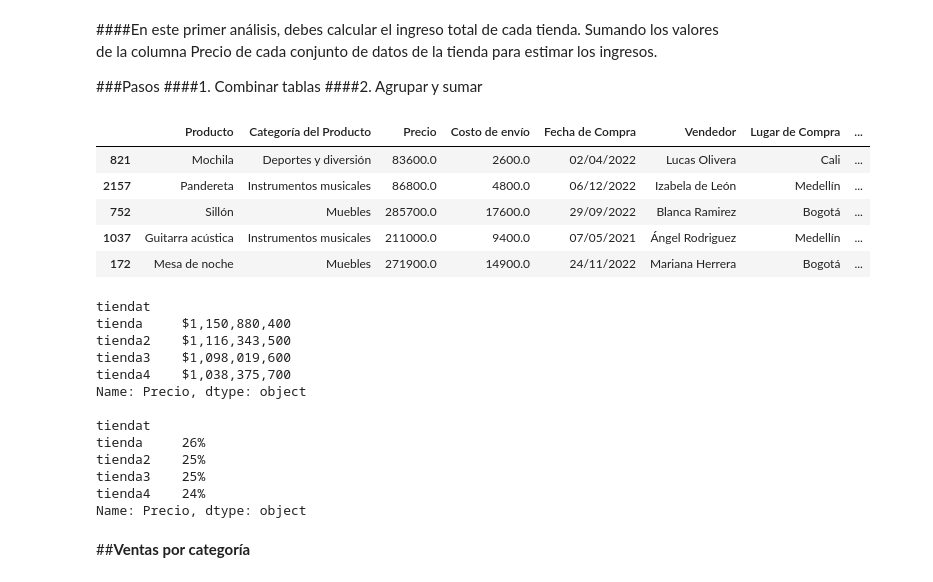
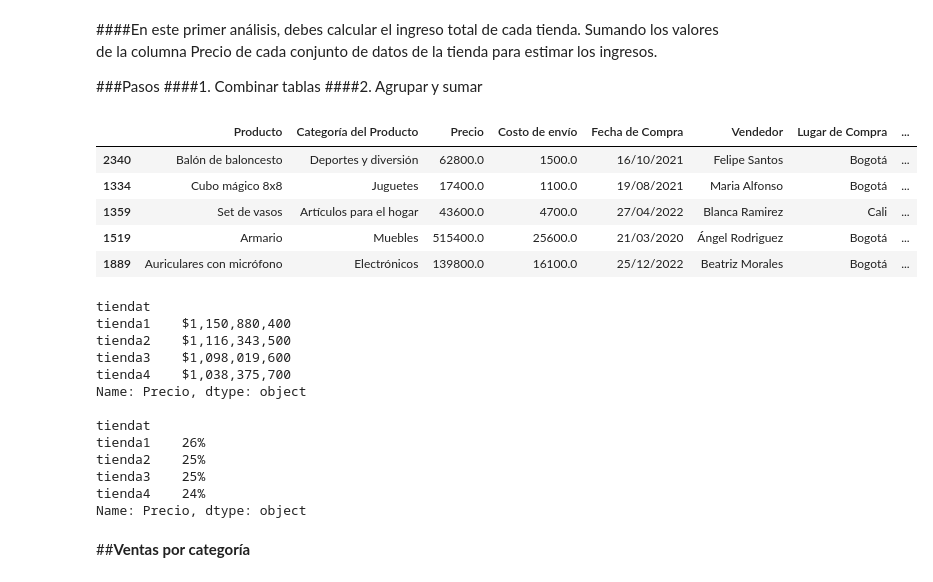
Before and after one commit to Nore-gibhub/Challenge_Alura_Store, a Jupyter notebook: Challenge_Alura_Store.ipynb, the cells around one changed output. Cells and saved outputs as stored; diff of their text form; code cells hidden in the pictures.

```diff
--- a/Challenge_Alura_Store.ipynb
+++ b/Challenge_Alura_Store.ipynb
@@ -12,7 +12,7 @@ url2 = "https://raw.githubusercontent.com/alura-es-cursos/challenge1-data-scienc
 url3 = "https://raw.githubusercontent.com/alura-es-cursos/challenge1-data-science-latam/refs/heads/main/base-de-datos-challenge1-latam/tienda_3.csv"
 url4 = "https://raw.githubusercontent.com/alura-es-cursos/challenge1-data-science-latam/refs/heads/main/base-de-datos-challenge1-latam/tienda_4.csv"
 
-tienda = pd.read_csv(url)
+tienda1 = pd.read_csv(url)
 tienda2 = pd.read_csv(url2)
 tienda3 = pd.read_csv(url3)
 tienda4 = pd.read_csv(url4)
@@ -34,20 +34,20 @@ tienda.head()
 ####1.   Combinar tablas
 ####2.   Agrupar y sumar
 # %%
-tienda['tiendat']='tienda'
+tienda1['tiendat']='tienda1'
 tienda2['tiendat']='tienda2'
 tienda3['tiendat']='tienda3'
 tienda4['tiendat']='tienda4'
 
-df_total = pd.concat([tienda,tienda2,tienda3,tienda4])
+df_total = pd.concat([tienda1,tienda2,tienda3,tienda4])
 df_total.sample(5)
 # %% [output]
 |  | Producto | Categoría del Producto | Precio | Costo de envío | Fecha de Compra | Vendedor | Lugar de Compra | ... |
-| 821 | Mochila | Deportes y diversión | 83600.0 | 2600.0 | 02/04/2022 | Lucas Olivera | Cali | ... |
-| 2157 | Pandereta | Instrumentos musicales | 86800.0 | 4800.0 | 06/12/2022 | Izabela de León | Medellín | ... |
-| 752 | Sillón | Muebles | 285700.0 | 17600.0 | 29/09/2022 | Blanca Ramirez | Bogotá | ... |
-| 1037 | Guitarra acústica | Instrumentos musicales | 211000.0 | 9400.0 | 07/05/2021 | Ángel Rodriguez | Medellín | ... |
-| 172 | Mesa de noche | Muebles | 271900.0 | 14900.0 | 24/11/2022 | Mariana Herrera | Bogotá | ... |
+| 2340 | Balón de baloncesto | Deportes y diversión | 62800.0 | 1500.0 | 16/10/2021 | Felipe Santos | Bogotá | ... |
+| 1334 | Cubo mágico 8x8 | Juguetes | 17400.0 | 1100.0 | 19/08/2021 | Maria Alfonso | Bogotá | ... |
+| 1359 | Set de vasos | Artículos para el hogar | 43600.0 | 4700.0 | 27/04/2022 | Blanca Ramirez | Cali | ... |
+| 1519 | Armario | Muebles | 515400.0 | 25600.0 | 21/03/2020 | Ángel Rodriguez | Bogotá | ... |
+| 1889 | Auriculares con micrófono | Electrónicos | 139800.0 | 16100.0 | 25/12/2022 | Beatriz Morales | Bogotá | ... |
 # %%
 ingreso_por_tienda = df_total.groupby('tiendat')['Precio'].sum()
 ingreso_formateado = ingreso_por_tienda.map('${:,.0f}'.format)
@@ -60,14 +60,14 @@ print(' ')
 print(porcentaje_formateado)
 # %% [output]
 tiendat
-tienda     $1,150,880,400
+tienda1    $1,150,880,400
 tienda2    $1,116,343,500
 tienda3    $1,098,019,600
 tienda4    $1,038,375,700
 Name: Precio, dtype: object
 
 tiendat
-tienda     26%
+tienda1    26%
 tienda2    25%
 tienda3    25%
 tienda4    24%
```
Also changed, not shown: parts of 8 cells of this notebook.
